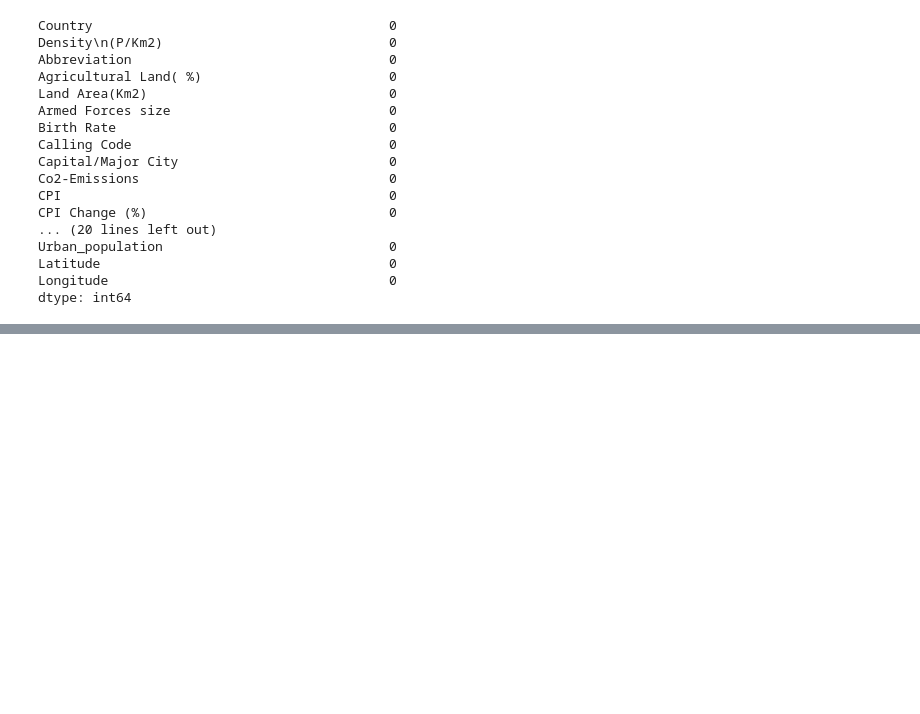
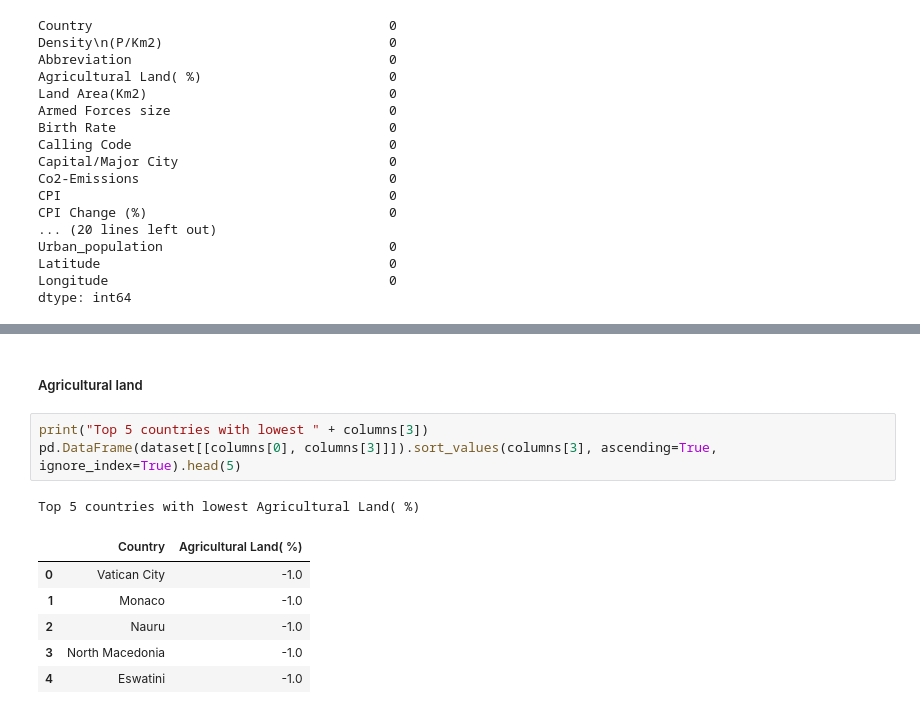
Before and after one commit to AvGeekGupta/Data-Analysis-Reports, a Jupyter notebook: World Data 2023/Data Analysis.ipynb, the cells around one changed output, grey strips where cells are left out. Cells and saved outputs as stored; diff of their text form; blank space fills up the shorter version.

```diff
--- a/World Data 2023/Data Analysis.ipynb
+++ b/World Data 2023/Data Analysis.ipynb
@@ -300,0 +383,13 @@ I'm always looking for exciting projects and collaborations. If you have suggest
+# %% [markdown]
+##### Agricultural land
+# %%
+print("Top 5 countries with lowest " + columns[3])
+pd.DataFrame(dataset[[columns[0], columns[3]]]).sort_values(columns[3], ascending=True, ignore_index=True).head(5)
+# %% [output]
+Top 5 countries with lowest Agricultural Land( %)
+|  | Country | Agricultural Land( %) |
+| 0 | Vatican City | -1.0 |
+| 1 | Monaco | -1.0 |
+| 2 | Nauru | -1.0 |
+| 3 | North Macedonia | -1.0 |
+| 4 | Eswatini | -1.0 |
```
Also changed, not shown: parts of 20 cells of this notebook, 3 other files.
